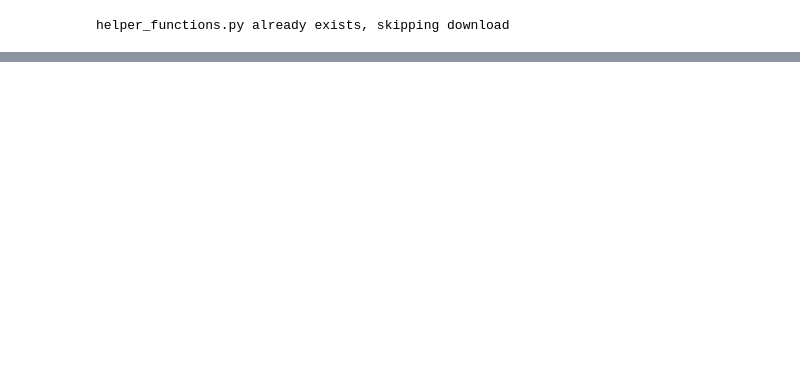
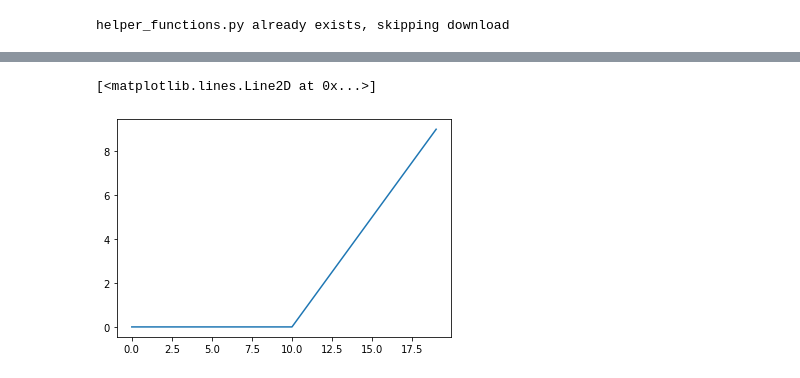
Before and after one commit to superhorip/pytorch-deep-learning, a Jupyter notebook: MY_2_Classification_network.ipynb, the cells around one changed output, grey strips where cells are left out. Cells and saved outputs as stored; diff of their text form; code cells hidden in the pictures; blank space fills up the shorter version.

```diff
--- a/MY_2_Classification_network.ipynb
+++ b/MY_2_Classification_network.ipynb
@@ -486,0 +600,5 @@ continue from 11:59
+# %%
+plt.plot(torch.relu(A))
+# %% [output]
+[<matplotlib.lines.Line2D at 0x...>]
+[figure, added]
```
Also changed, not shown: parts of 44 cells of this notebook, 2 other files.
